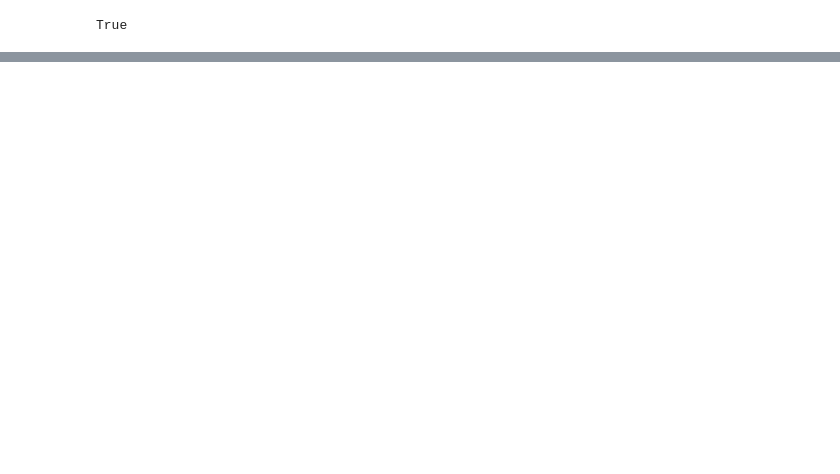
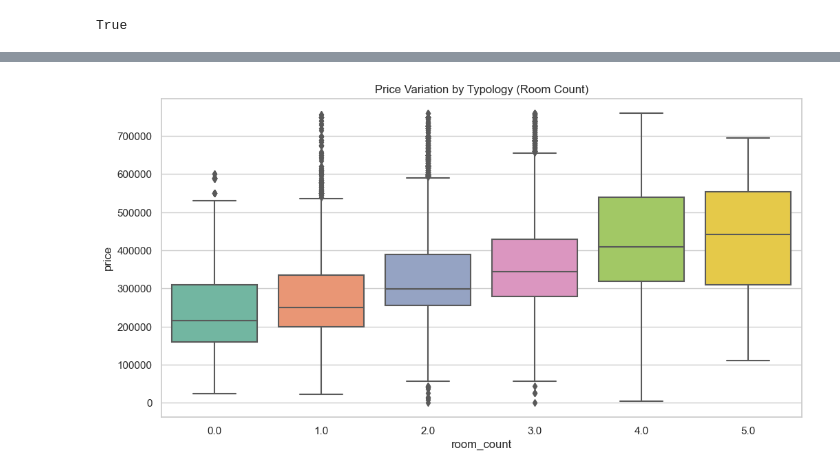
Before and after one commit to vascopud/End-to-End-Portugal-Real-Estate-Analytics, a Jupyter notebook: notebooks/eda_analysis.ipynb, the cells around one changed output, grey strips where cells are left out. Drawn from its saved outputs; the diff is of its cells as text; code cells hidden in the pictures; blank space fills up the shorter version.

```diff
--- a/notebooks/eda_analysis.ipynb
+++ b/notebooks/eda_analysis.ipynb
@@ -144,0 +130,8 @@ plt.show()
+# %%
+# Room Count vs Price
+# Filter for T0-T5 to keep the plot readable
+sns.boxplot(data=df_clean[df_clean['room_count'] <= 5], x='room_count', y='price', palette='Set2')
+plt.title('Price Variation by Typology (Room Count)')
+plt.show()
+# %% [output]
+[figure, added]
```
Also changed, not shown: parts of 22 cells of this notebook, 1 other file.
